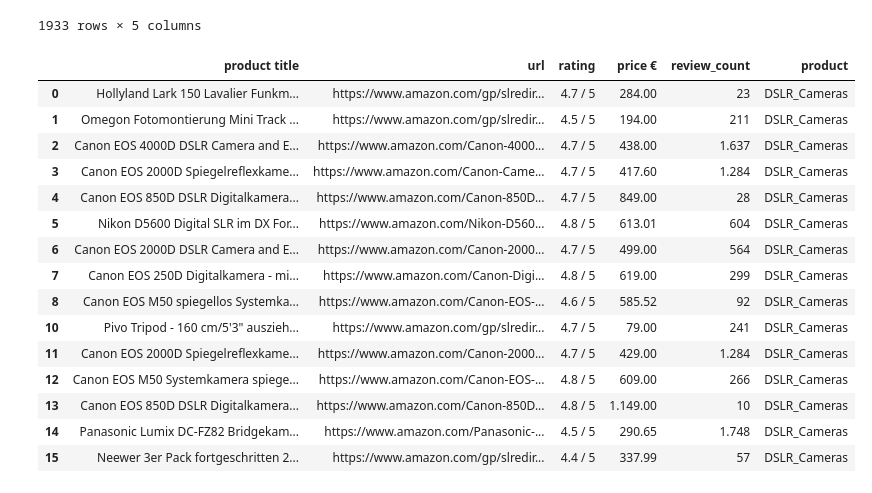
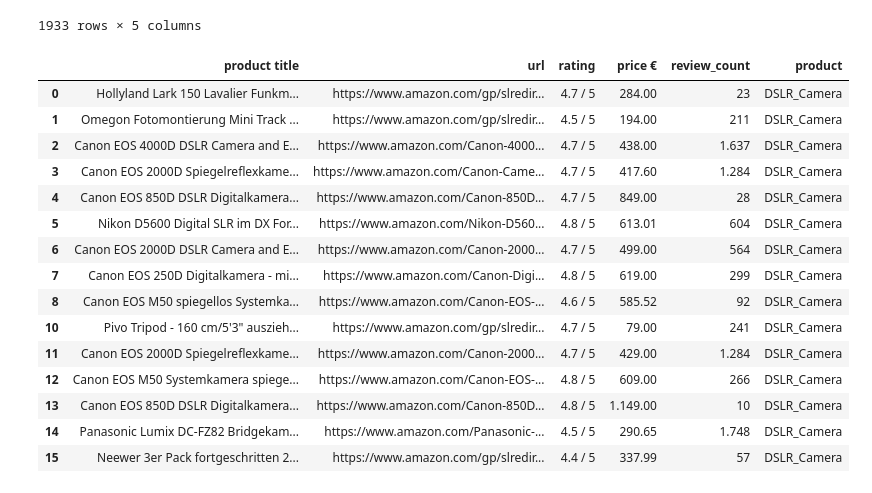
Before and after one commit to selinbulbul/ecommerce-scrape, a Jupyter notebook: DSLR_Cameras/cleaning_df.ipynb, the cells around one changed output. Cells and saved outputs as stored; diff of their text form; code cells hidden in the pictures.

```diff
--- a/DSLR_Cameras/cleaning_df.ipynb
+++ b/DSLR_Cameras/cleaning_df.ipynb
@@ -230,26 +230,26 @@ df
 | 2068 | sourcing map Pack of 5 Plastic Dg... | https://www.amazon.com/-/en/sourc... | 4.6 / 5 | 5.79 | 7 |
 1933 rows × 5 columns
 # %%
-df.loc[:, 'product'] = 'DSLR_Cameras'
+df.loc[:, 'product'] = 'DSLR_Camera'
 
 df.head(15)
 # %% [output]
 |  | product title | url | rating | price € | review_count | product |
-| 0 | Hollyland Lark 150 Lavalier Funkm... | https://www.amazon.com/gp/slredir... | 4.7 / 5 | 284.00 | 23 | DSLR_Cameras |
-| 1 | Omegon Fotomontierung Mini Track ... | https://www.amazon.com/gp/slredir... | 4.5 / 5 | 194.00 | 211 | DSLR_Cameras |
-| 2 | Canon EOS 4000D DSLR Camera and E... | https://www.amazon.com/Canon-4000... | 4.7 / 5 | 438.00 | 1.637 | DSLR_Cameras |
-| 3 | Canon EOS 2000D Spiegelreflexkame... | https://www.amazon.com/Canon-Came... | 4.7 / 5 | 417.60 | 1.284 | DSLR_Cameras |
-| 4 | Canon EOS 850D DSLR Digitalkamera... | https://www.amazon.com/Canon-850D... | 4.7 / 5 | 849.00 | 28 | DSLR_Cameras |
-| 5 | Nikon D5600 Digital SLR im DX For... | https://www.amazon.com/Nikon-D560... | 4.8 / 5 | 613.01 | 604 | DSLR_Cameras |
-| 6 | Canon EOS 2000D DSLR Camera and E... | https://www.amazon.com/Canon-2000... | 4.7 / 5 | 499.00 | 564 | DSLR_Cameras |
-| 7 | Canon EOS 250D Digitalkamera - mi... | https://www.amazon.com/Canon-Digi... | 4.8 / 5 | 619.00 | 299 | DSLR_Cameras |
-| 8 | Canon EOS M50 spiegellos Systemka... | https://www.amazon.com/Canon-EOS-... | 4.6 / 5 | 585.52 | 92 | DSLR_Cameras |
-| 10 | Pivo Tripod - 160 cm/5'3" auszieh... | https://www.amazon.com/gp/slredir... | 4.7 / 5 | 79.00 | 241 | DSLR_Cameras |
-| 11 | Canon EOS 2000D Spiegelreflexkame... | https://www.amazon.com/Canon-2000... | 4.7 / 5 | 429.00 | 1.284 | DSLR_Cameras |
-| 12 | Canon EOS M50 Systemkamera spiege... | https://www.amazon.com/Canon-EOS-... | 4.8 / 5 | 609.00 | 266 | DSLR_Cameras |
-| 13 | Canon EOS 850D DSLR Digitalkamera... | https://www.amazon.com/Canon-850D... | 4.8 / 5 | 1.149.00 | 10 | DSLR_Cameras |
-| 14 | Panasonic Lumix DC-FZ82 Bridgekam... | https://www.amazon.com/Panasonic-... | 4.5 / 5 | 290.65 | 1.748 | DSLR_Cameras |
-| 15 | Neewer 3er Pack fortgeschritten 2... | https://www.amazon.com/gp/slredir... | 4.4 / 5 | 337.99 | 57 | DSLR_Cameras |
+| 0 | Hollyland Lark 150 Lavalier Funkm... | https://www.amazon.com/gp/slredir... | 4.7 / 5 | 284.00 | 23 | DSLR_Camera |
+| 1 | Omegon Fotomontierung Mini Track ... | https://www.amazon.com/gp/slredir... | 4.5 / 5 | 194.00 | 211 | DSLR_Camera |
+| 2 | Canon EOS 4000D DSLR Camera and E... | https://www.amazon.com/Canon-4000... | 4.7 / 5 | 438.00 | 1.637 | DSLR_Camera |
+| 3 | Canon EOS 2000D Spiegelreflexkame... | https://www.amazon.com/Canon-Came... | 4.7 / 5 | 417.60 | 1.284 | DSLR_Camera |
+| 4 | Canon EOS 850D DSLR Digitalkamera... | https://www.amazon.com/Canon-850D... | 4.7 / 5 | 849.00 | 28 | DSLR_Camera |
+| 5 | Nikon D5600 Digital SLR im DX For... | https://www.amazon.com/Nikon-D560... | 4.8 / 5 | 613.01 | 604 | DSLR_Camera |
+| 6 | Canon EOS 2000D DSLR Camera and E... | https://www.amazon.com/Canon-2000... | 4.7 / 5 | 499.00 | 564 | DSLR_Camera |
+| 7 | Canon EOS 250D Digitalkamera - mi... | https://www.amazon.com/Canon-Digi... | 4.8 / 5 | 619.00 | 299 | DSLR_Camera |
+| 8 | Canon EOS M50 spiegellos Systemka... | https://www.amazon.com/Canon-EOS-... | 4.6 / 5 | 585.52 | 92 | DSLR_Camera |
+| 10 | Pivo Tripod - 160 cm/5'3" auszieh... | https://www.amazon.com/gp/slredir... | 4.7 / 5 | 79.00 | 241 | DSLR_Camera |
+| 11 | Canon EOS 2000D Spiegelreflexkame... | https://www.amazon.com/Canon-2000... | 4.7 / 5 | 429.00 | 1.284 | DSLR_Camera |
+| 12 | Canon EOS M50 Systemkamera spiege... | https://www.amazon.com/Canon-EOS-... | 4.8 / 5 | 609.00 | 266 | DSLR_Camera |
+| 13 | Canon EOS 850D DSLR Digitalkamera... | https://www.amazon.com/Canon-850D... | 4.8 / 5 | 1.149.00 | 10 | DSLR_Camera |
+| 14 | Panasonic Lumix DC-FZ82 Bridgekam... | https://www.amazon.com/Panasonic-... | 4.5 / 5 | 290.65 | 1.748 | DSLR_Camera |
+| 15 | Neewer 3er Pack fortgeschritten 2... | https://www.amazon.com/gp/slredir... | 4.4 / 5 | 337.99 | 57 | DSLR_Camera |
 # %%
 df.info()
 # %% [output]
```
Also changed, not shown: parts of 2 cells of this notebook, 24 other files.
